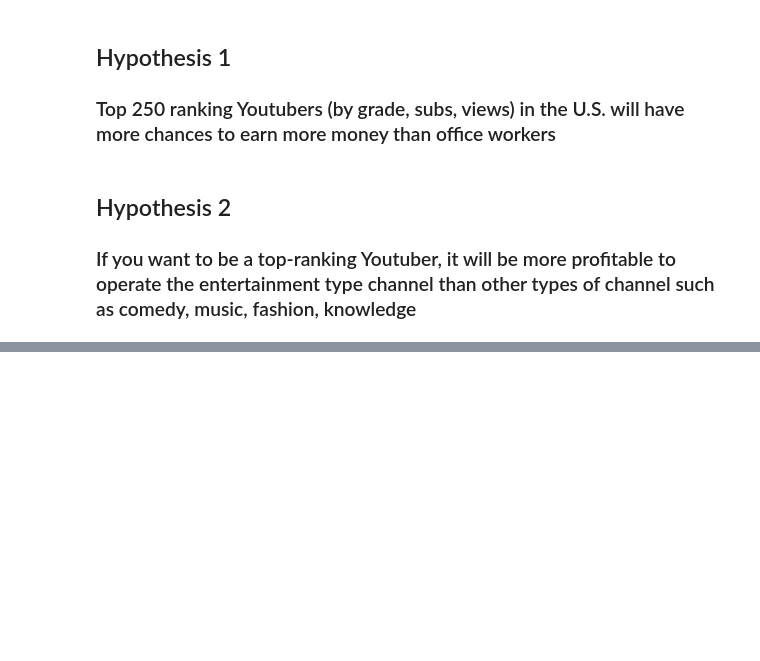
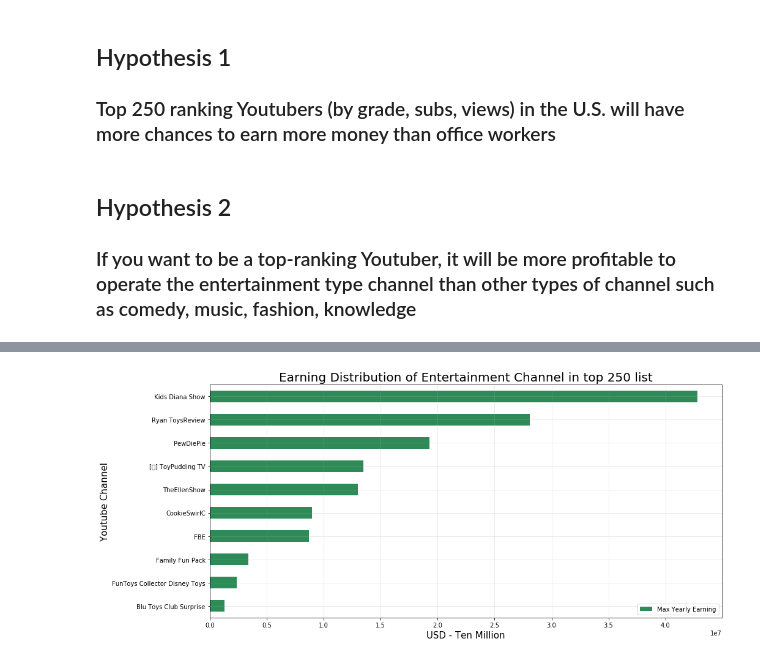
Before and after one commit to gillian850413/Final_Project, a Jupyter notebook: IS590PR_Final_Project_Part1.ipynb, the cells around one changed output, grey strips where cells are left out. Cells and saved outputs as stored; diff of their text form; code cells hidden in the pictures; blank space fills up the shorter version.

```diff
--- a/IS590PR_Final_Project_Part1.ipynb
+++ b/IS590PR_Final_Project_Part1.ipynb
@@ -123,0 +177,4 @@ barPlot_Creation(categories_views_info, 12)
+# %%
+youtubeChannelEarning(entertainmentViews, 'Entertainment')
+# %% [output]
+[figure, added]
```
Also changed, not shown: parts of 12 cells of this notebook.
